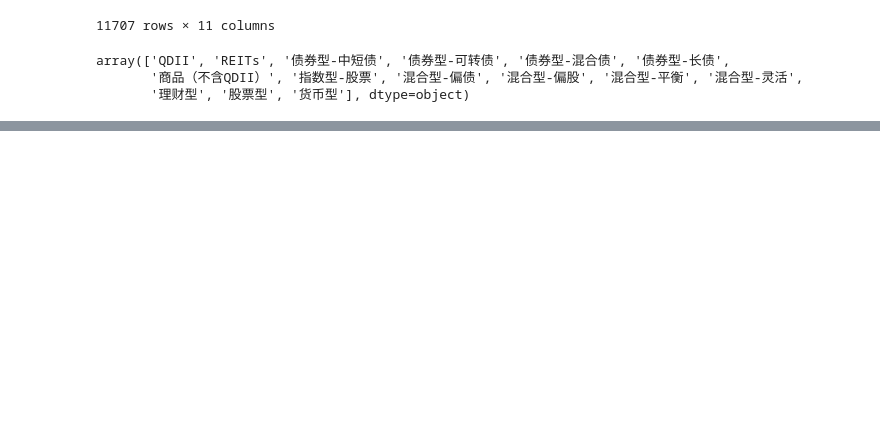
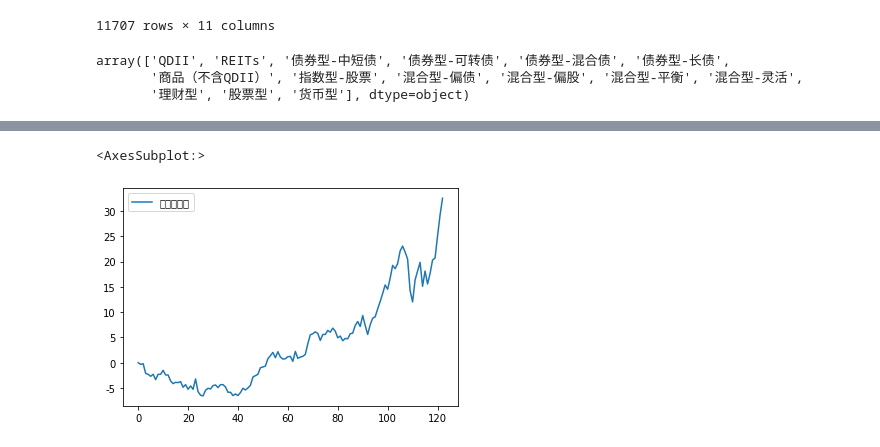
Before and after one commit to Seaaann/MyQuantReserch, a Jupyter notebook: Funds/funds basics.ipynb, the cells around one changed output, grey strips where cells are left out. Cells and saved outputs as stored; diff of their text form; code cells hidden in the pictures; blank space fills up the shorter version.

```diff
--- a/Funds/funds basics.ipynb
+++ b/Funds/funds basics.ipynb
@@ -123,0 +113,2 @@ fund_em_open_fund_daily_df
+# %%
+df = pd.merge(fund_em_open_fund_daily_df, fund_em_fund_name_df, on='基金代码')
@@ -123,0 +143,16 @@ fund_em_open_fund_daily_df
+# %%
+def get_fund_cumulative_return(fund_code, start_date, end_date):
+
+    start_date = pd.to_datetime(start_date, format='%Y/%m/%d')
+    end_date = pd.to_datetime(end_date, format='%Y/%m/%d')
+
+    df = ak.fund_em_open_fund_info(fund=fund_code, indicator="累计收益率走势")
+    mask = (df['净值日期'] > start_date) & (df['净值日期'] <= end_date)
+    df = df.loc[mask].reset_index().drop('index', axis=1)
+
+    return df
+# %%
+get_fund_cumulative_return('002667', '2020-01-01', '2021-08-13').plot()
+# %% [output]
+<AxesSubplot:>
+[figure, added]
```
Also changed, not shown: parts of 7 cells of this notebook, 1 other file.
